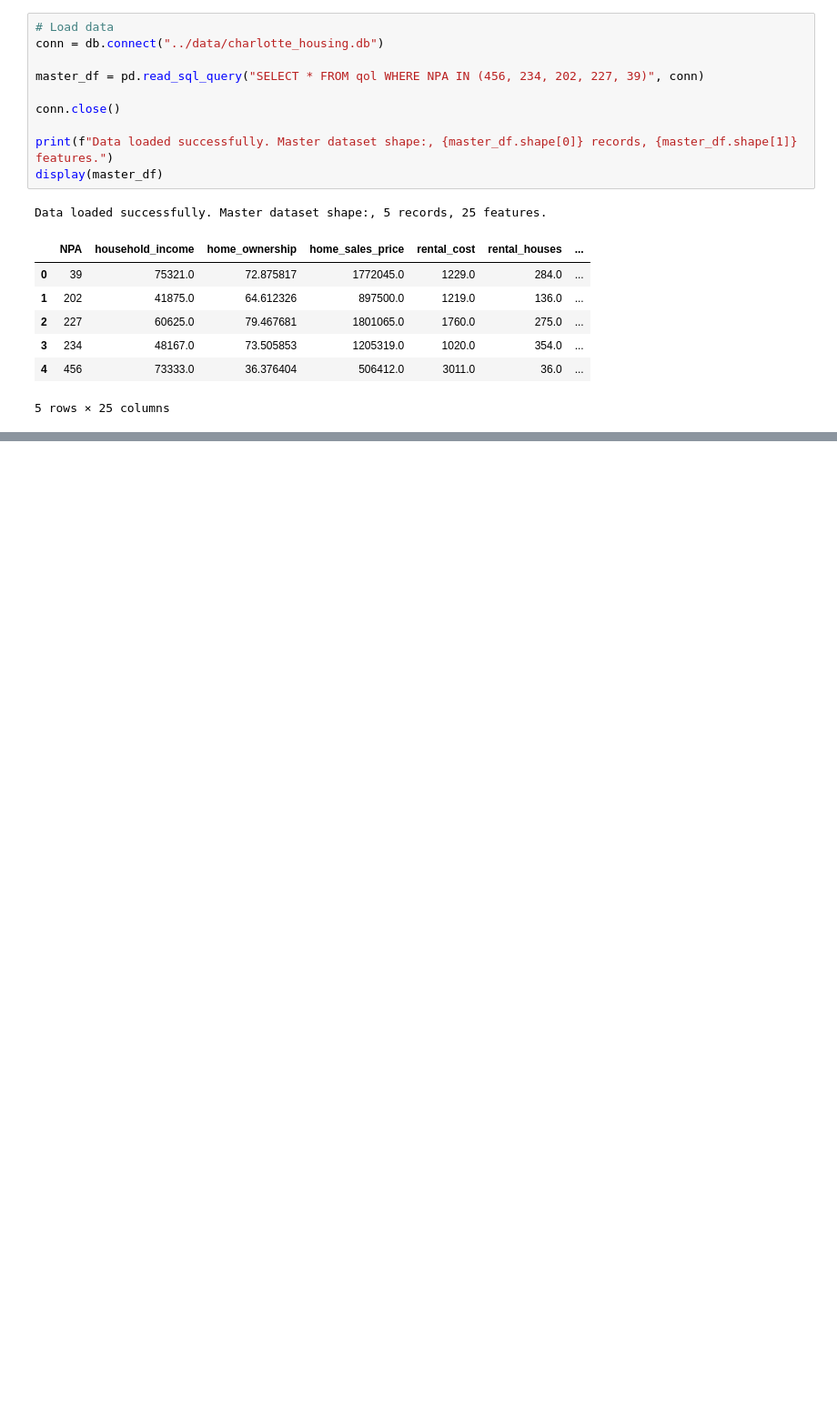
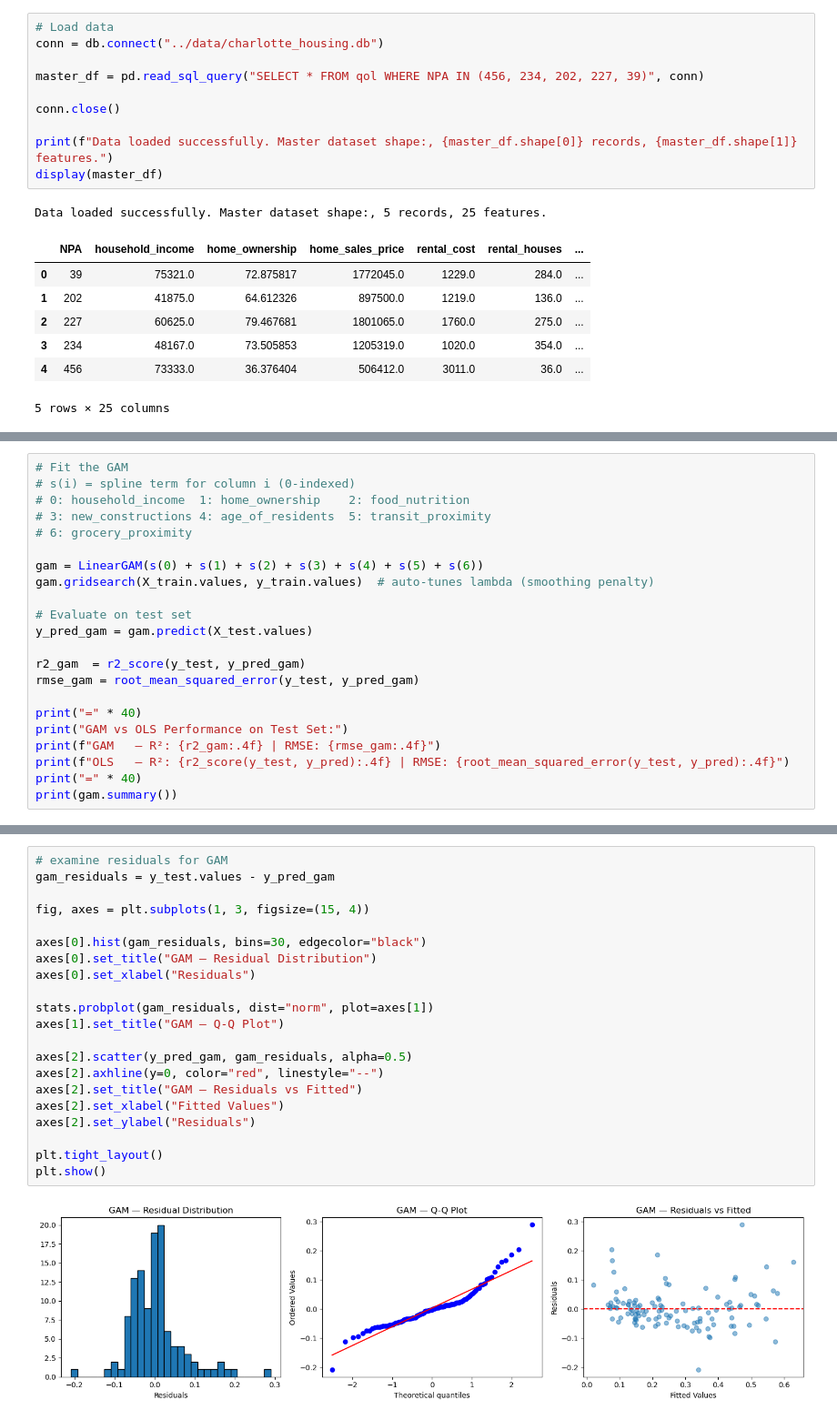
Before and after one commit to teseri86/Charlotte_Housing_Project, a Jupyter notebook: notebooks/housing_cost_burden_model.ipynb, the cells around one changed output, grey strips where cells are left out. Shown at 91% size. Cells and saved outputs as stored; diff of their text form; blank space fills up the shorter version.

```diff
--- a/notebooks/housing_cost_burden_model.ipynb
+++ b/notebooks/housing_cost_burden_model.ipynb
@@ -319,0 +340,22 @@ Data loaded successfully. Master dataset shape:, 5 records, 25 features.
+# %%
+# Fit the GAM
+# s(i) = spline term for column i (0-indexed)
+# 0: household_income  1: home_ownership    2: food_nutrition
+# 3: new_constructions 4: age_of_residents  5: transit_proximity
+# 6: grocery_proximity
+
+gam = LinearGAM(s(0) + s(1) + s(2) + s(3) + s(4) + s(5) + s(6))
+gam.gridsearch(X_train.values, y_train.values)  # auto-tunes lambda (smoothing penalty)
+
+# Evaluate on test set
+y_pred_gam = gam.predict(X_test.values)
+
+r2_gam  = r2_score(y_test, y_pred_gam)
+rmse_gam = root_mean_squared_error(y_test, y_pred_gam)
+
+print("=" * 40)
+print("GAM vs OLS Performance on Test Set:")
+print(f"GAM   — R²: {r2_gam:.4f} | RMSE: {rmse_gam:.4f}")
+print(f"OLS   — R²: {r2_score(y_test, y_pred):.4f} | RMSE: {root_mean_squared_error(y_test, y_pred):.4f}")
+print("=" * 40)
+print(gam.summary())
@@ -319,0 +398,23 @@ Data loaded successfully. Master dataset shape:, 5 records, 25 features.
+# %%
+# examine residuals for GAM
+gam_residuals = y_test.values - y_pred_gam
+
+fig, axes = plt.subplots(1, 3, figsize=(15, 4))
+
+axes[0].hist(gam_residuals, bins=30, edgecolor="black")
+axes[0].set_title("GAM — Residual Distribution")
+axes[0].set_xlabel("Residuals")
+
+stats.probplot(gam_residuals, dist="norm", plot=axes[1])
+axes[1].set_title("GAM — Q-Q Plot")
+
+axes[2].scatter(y_pred_gam, gam_residuals, alpha=0.5)
+axes[2].axhline(y=0, color="red", linestyle="--")
+axes[2].set_title("GAM — Residuals vs Fitted")
+axes[2].set_xlabel("Fitted Values")
+axes[2].set_ylabel("Residuals")
+
+plt.tight_layout()
+plt.show()
+# %% [output]
+[figure, added]
```
Also changed, not shown: parts of 13 cells of this notebook.
